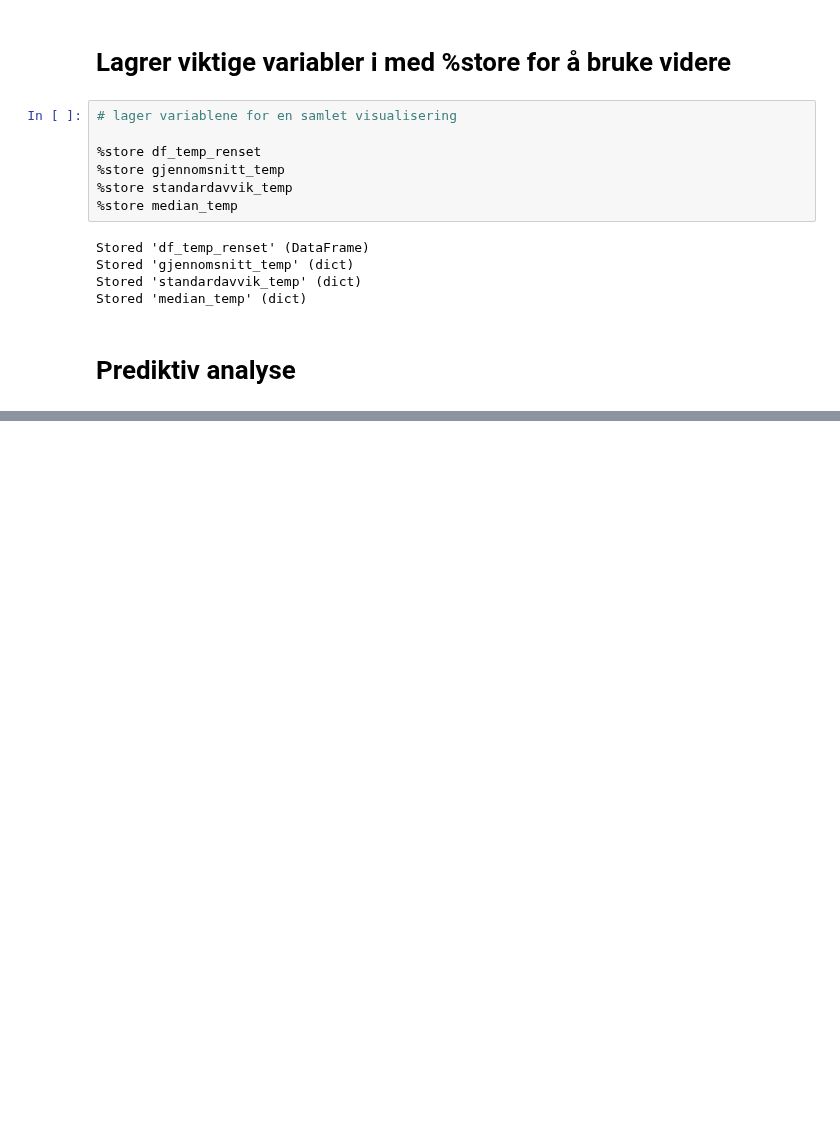
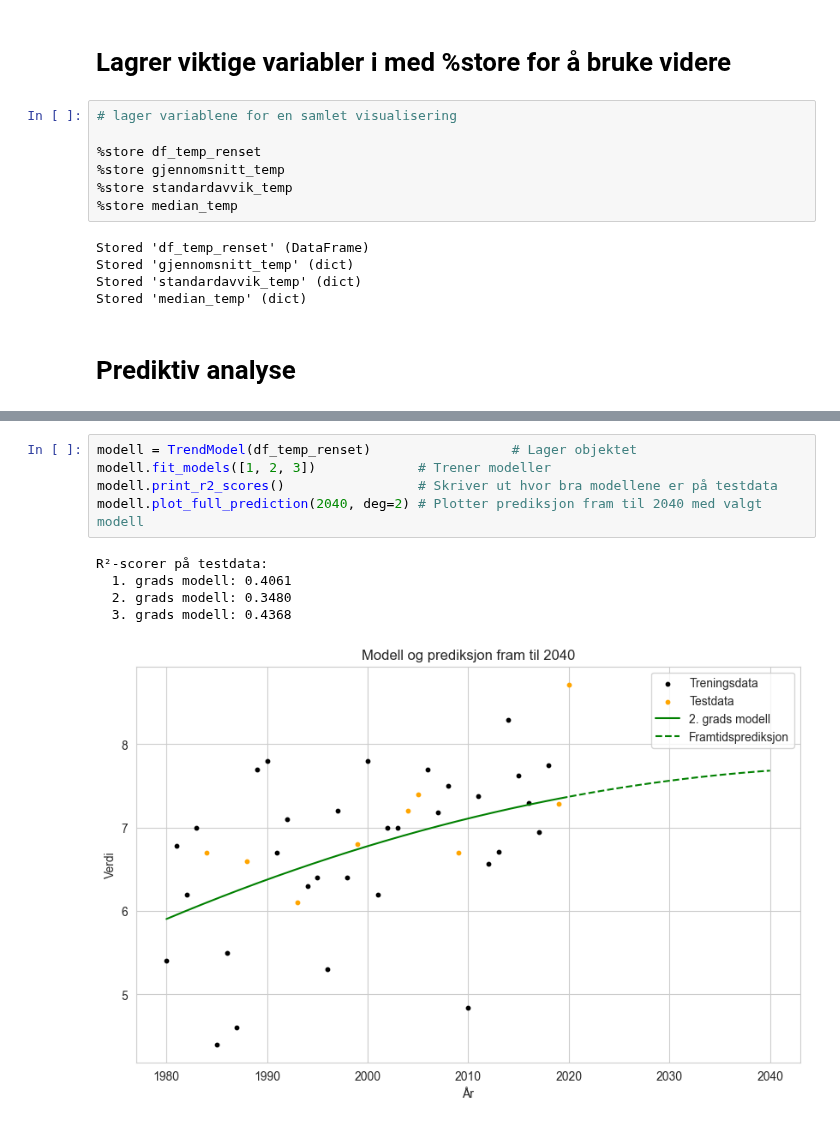
Before and after one commit to hannahnygard/TDT4114-milj.dataanalyse, a Jupyter notebook: proj_environment-main/notebooks/temperatur.ipynb, the cells around one changed output, grey strips where cells are left out. Cells and saved outputs as stored; diff of their text form; blank space fills up the shorter version.

```diff
--- a/proj_environment-main/notebooks/temperatur.ipynb
+++ b/proj_environment-main/notebooks/temperatur.ipynb
@@ -196,0 +204,11 @@ R²-scorer for modellene:
+# %%
+modell = TrendModel(df_temp_renset)                  # Lager objektet
+modell.fit_models([1, 2, 3])             # Trener modeller
+modell.print_r2_scores()                 # Skriver ut hvor bra modellene er på testdata
+modell.plot_full_prediction(2040, deg=2) # Plotter prediksjon fram til 2040 med valgt modell
+# %% [output]
+R²-scorer på testdata:
+  1. grads modell: 0.4061
+  2. grads modell: 0.3480
+  3. grads modell: 0.4368
+[figure, added]
```
Also changed, not shown: parts of 9 cells of this notebook, 2 other files.
